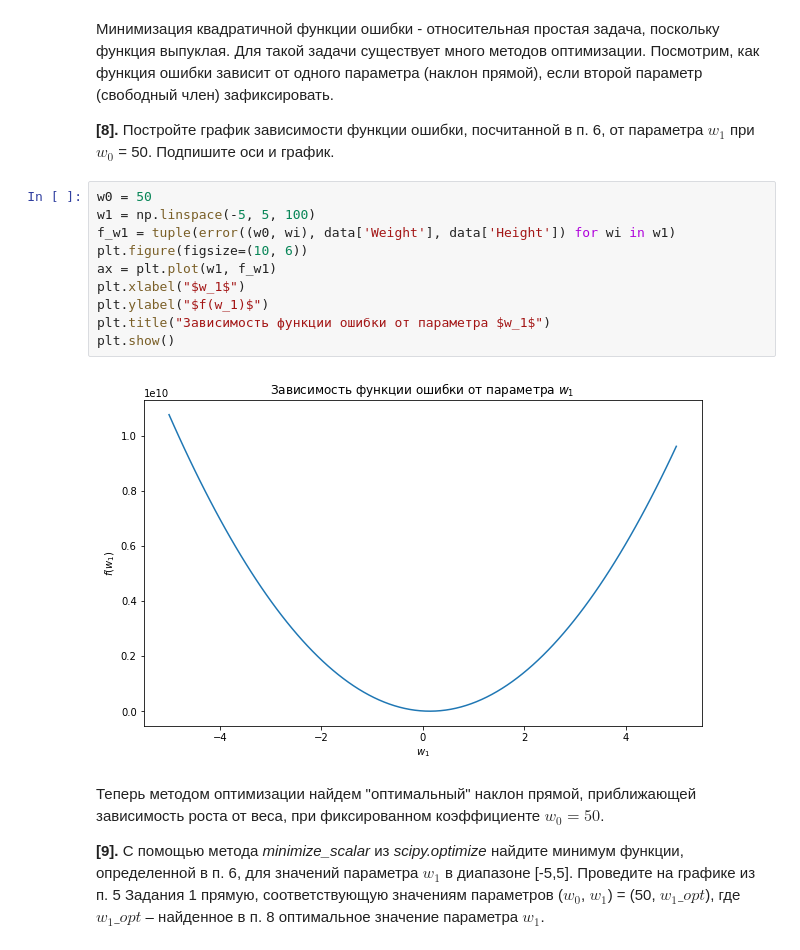
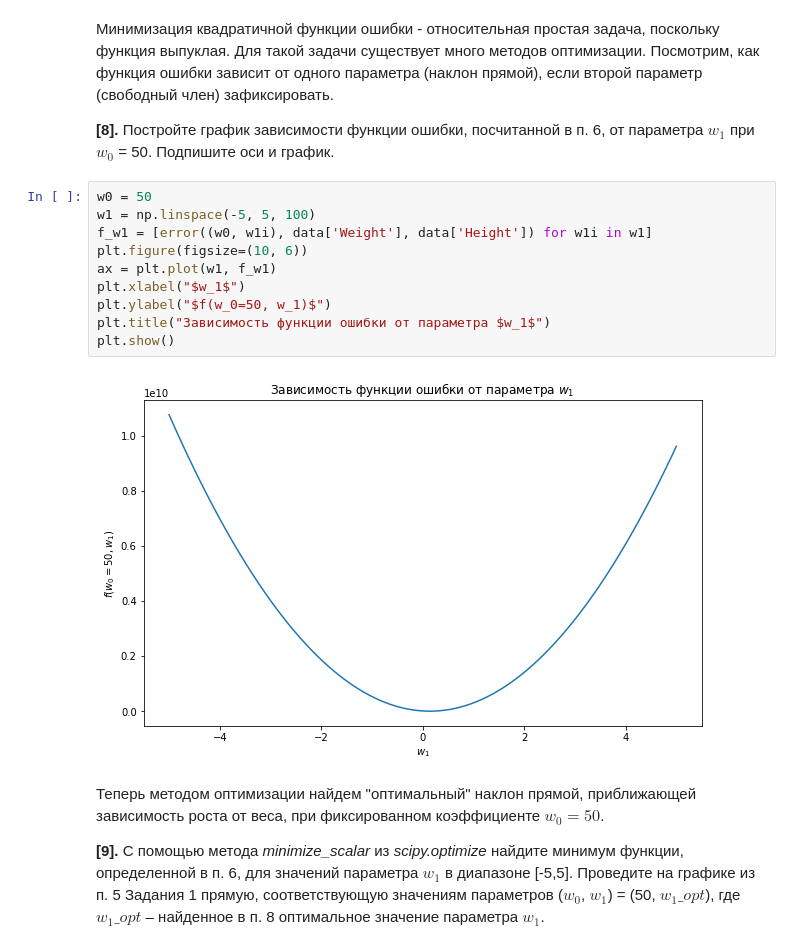
Before and after one commit to SBelousov1985/Machine-learning, a Jupyter notebook: 2. Линейная регрессия/peer_review_linreg_height_weight.ipynb, the cells around one changed output. Drawn from its saved outputs; the diff is of its cells as text.

```diff
--- a/2. Линейная регрессия/peer_review_linreg_height_weight.ipynb
+++ b/2. Линейная регрессия/peer_review_linreg_height_weight.ipynb
@@ -179,15 +183,15 @@ plt.show()
 # %%
 w0 = 50
 w1 = np.linspace(-5, 5, 100)
-f_w1 = tuple(error((w0, wi), data['Weight'], data['Height']) for wi in w1)
+f_w1 = [error((w0, w1i), data['Weight'], data['Height']) for w1i in w1]
 plt.figure(figsize=(10, 6))
 ax = plt.plot(w1, f_w1)
 plt.xlabel("$w_1$")
-plt.ylabel("$f(w_1)$")
+plt.ylabel("$f(w_0=50, w_1)$")
 plt.title("Зависимость функции ошибки от параметра $w_1$")
 plt.show()
 # %% [output]
-[figure, old version]
+[figure, new version]
 # %% [markdown]
 Теперь методом оптимизации найдем "оптимальный" наклон прямой, приближающей зависимость роста от веса, при фиксированном коэффициенте $w_0 = 50$.
 
```
Also changed, not shown: parts of 14 cells of this notebook.
